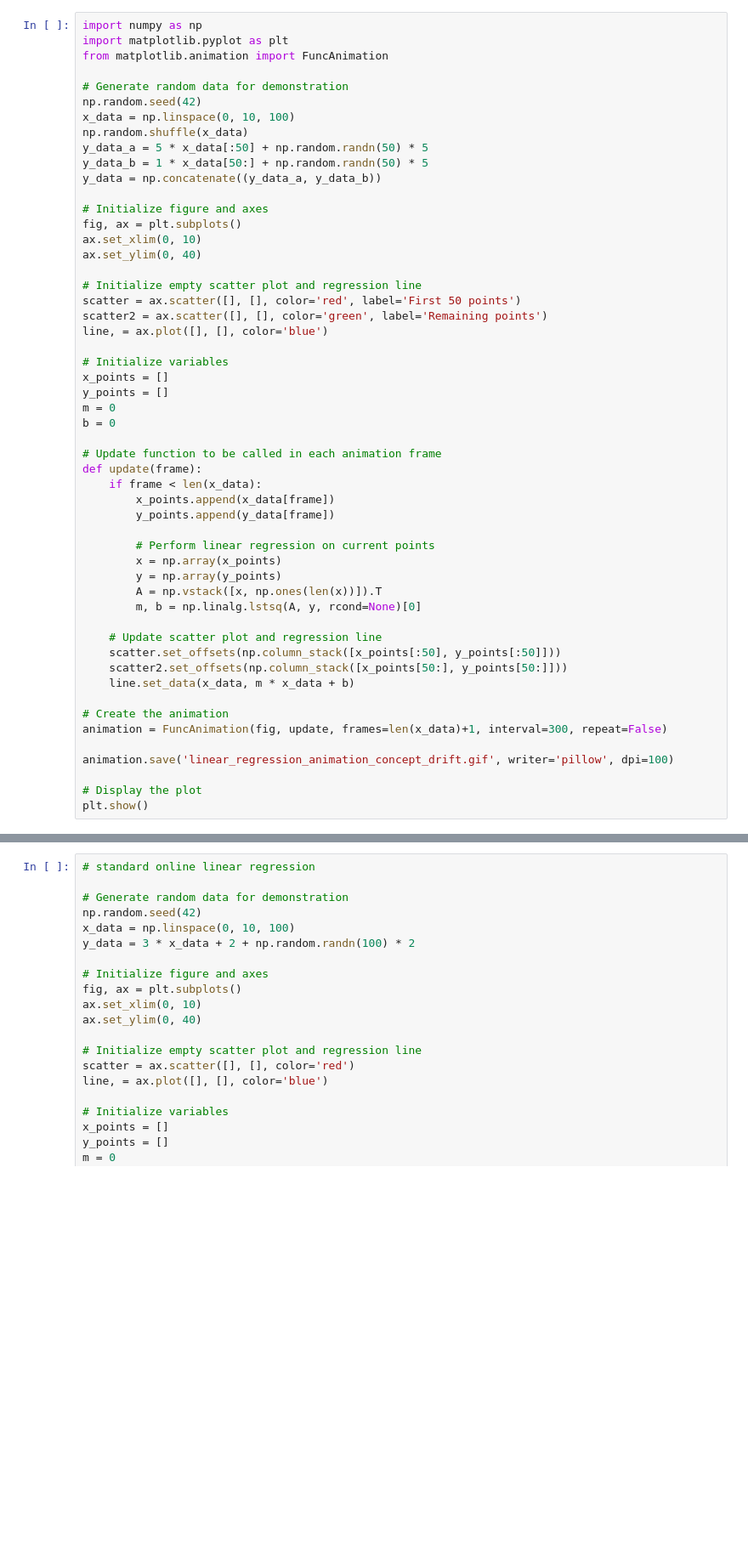
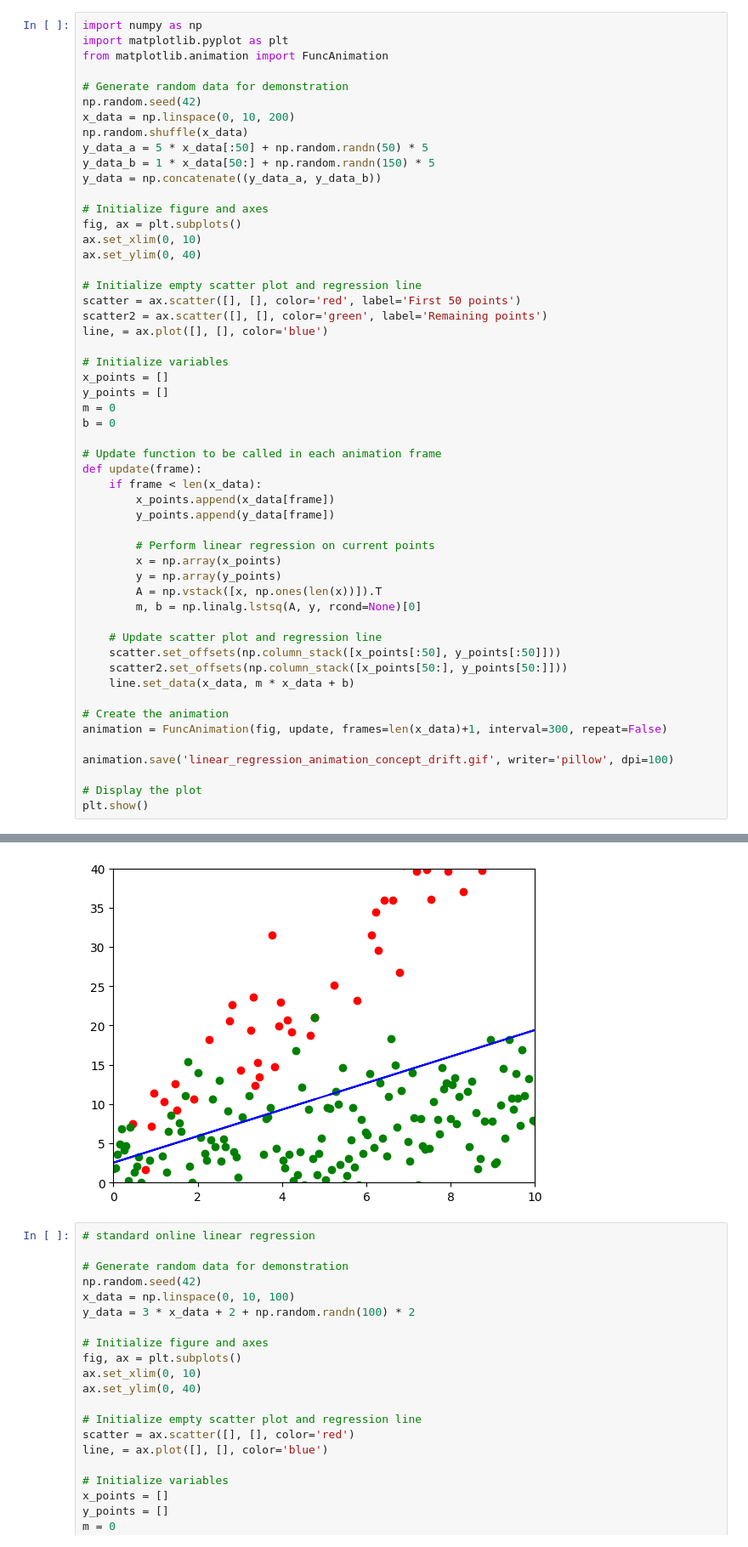
Before and after one commit to NatanMish/event_driven_ml_demo, a Jupyter notebook: scratch.ipynb, the cells around one changed output, grey strips where cells are left out. Shown at 85% size. Drawn from its saved outputs; the diff is of its cells as text; blank space fills up the shorter version.

```diff
--- a/scratch.ipynb
+++ b/scratch.ipynb
@@ -5,10 +5,10 @@ from matplotlib.animation import FuncAnimation
 
 # Generate random data for demonstration
 np.random.seed(42)
-x_data = np.linspace(0, 10, 100)
+x_data = np.linspace(0, 10, 200)
 np.random.shuffle(x_data)
 y_data_a = 5 * x_data[:50] + np.random.randn(50) * 5
-y_data_b = 1 * x_data[50:] + np.random.randn(50) * 5
+y_data_b = 1 * x_data[50:] + np.random.randn(150) * 5
 y_data = np.concatenate((y_data_a, y_data_b))
 
 # Initialize figure and axes
@@ -57,4 +55,5 @@ plt.show()
 UnboundLocalError: local variable 'm' referenced before assignment
+[figure, added]
 # %%
 # standard online linear regression
 
```
Also changed, not shown: parts of 1 cell of this notebook, 11 other files.
